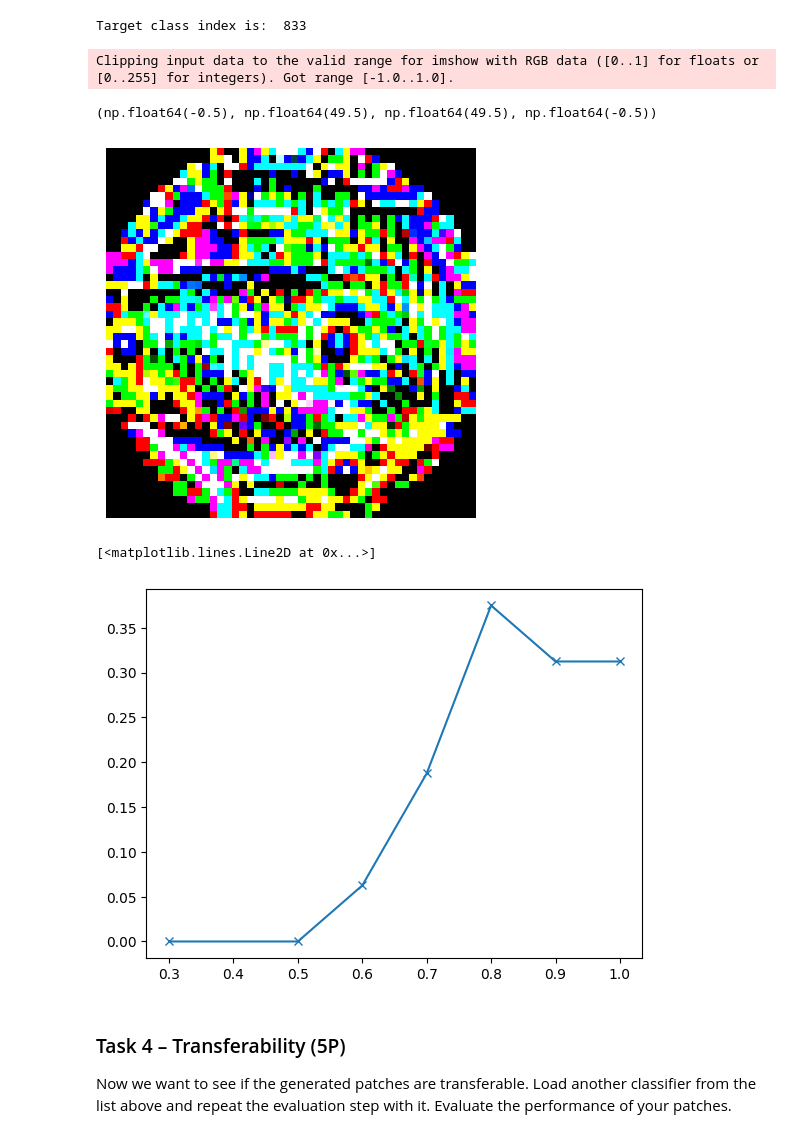
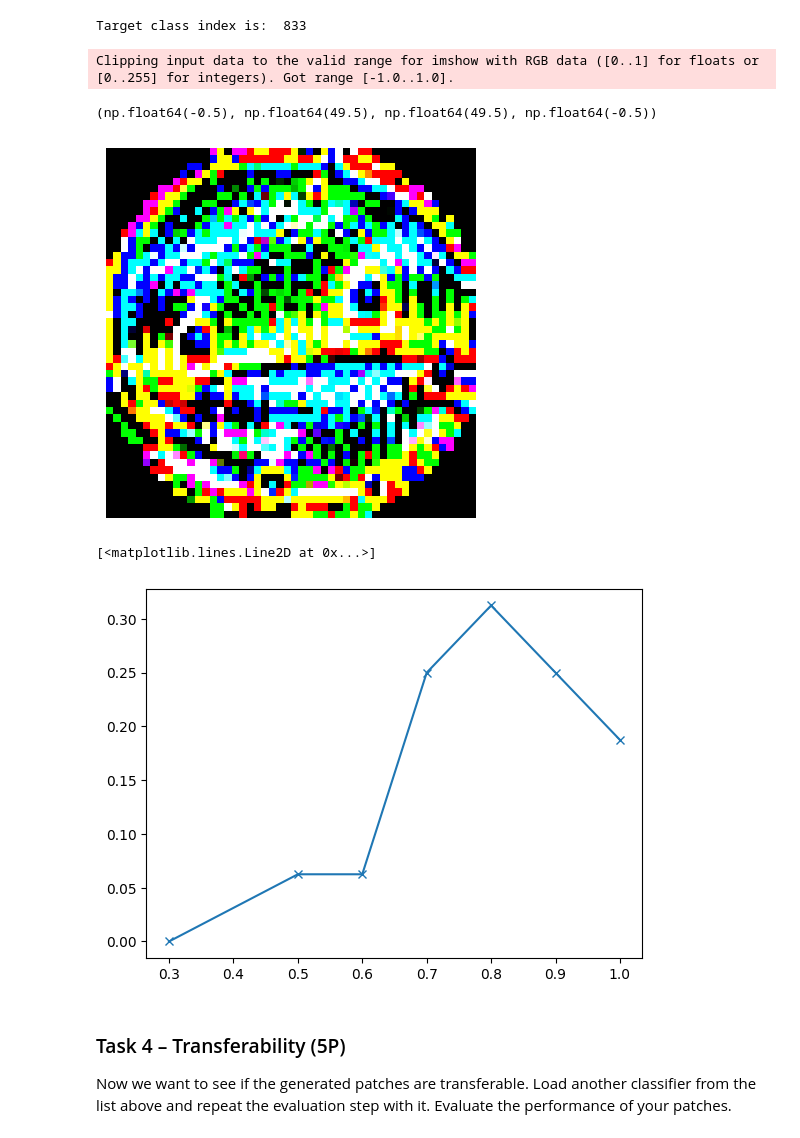
Before and after one commit to IVSource/ml_security_ws25, a Jupyter notebook: Exercise 4/mls_ws25_exercise_4_adversarial_patch_generation.ipynb, the cells around one changed output. Drawn from its saved outputs; the diff is of its cells as text; code cells hidden in the pictures.

```diff
--- a/Exercise 4/mls_ws25_exercise_4_adversarial_patch_generation.ipynb
+++ b/Exercise 4/mls_ws25_exercise_4_adversarial_patch_generation.ipynb
@@ -70,15 +79,18 @@ import art.estimators.classification as aec
 
 model_vgg = tv.models.vgg16(weights='IMAGENET1K_V1', progress=True)
 model_vgg.eval()
+model_vgg.cuda()
 vgg_tansforms = tv.models.VGG16_Weights.IMAGENET1K_V1.transforms()
 
 import imagenet_stubs
 import PIL.Image
 
 image_batch = []
+images = []
 
 for image_path in imagenet_stubs.get_image_paths():
     img = PIL.Image.open(image_path)
+    images.append(img)
     image_tensor = vgg_tansforms(img)
     image_batch.append(image_tensor)
     # prediction = model_vgg(torch.tensor(image_tensor.unsqueeze(0)))
@@ -1152,9 +1164,7 @@ auto_success_rates = []
 for scale in evaluation_scales:
     spoofed_image_counter = 0
 
-    for image_path in imagenet_stubs.get_image_paths():
-        img = PIL.Image.open(image_path)
-
+    for img in images:
         preprocessed_img = vgg_tansforms(img).unsqueeze(0)
         patched_image = toaster_attack.apply_patch(preprocessed_img, scale=scale)
 
@@ -1202,8 +1212,8 @@ target_labels = torch.full_like(zero_labels_tensor, sub_class)  # Create target
 sub_attack = aae.AdversarialPatchPyTorch(
     estimator=classifier,
     patch_shape=(3, 50, 50),
-    learning_rate=5.0,
-    max_iter=500,
+    learning_rate=3.0,
+    max_iter=1000,
     batch_size=16,
     verbose=True,
 )
@@ -1222,7 +1232,7 @@ plt.axis('off')
 # %% [output]
 Clipping input data to the valid range for imshow with RGB data ([0..1] for floats or [0..255] for integers). Got range [-1.0..1.0].
 (np.float64(-0.5), np.float64(49.5), np.float64(49.5), np.float64(-0.5))
-[figure, old version]
+[figure, new version]
 # %%
 # Reversing vgg_transforms
 mean = torch.tensor([0.485, 0.456, 0.406]).view(3, 1, 1)
@@ -1236,47 +1246,44 @@ auto_success_rates = []
 for scale in evaluation_scales:
     spoofed_image_counter = 0
 
-    for image_path in imagenet_stubs.get_image_paths():
-        img = PIL.Image.open(image_path)
-
+    for img in images:
         preprocessed_img = vgg_tansforms(img).unsqueeze(0)
         patched_image = sub_attack.apply_patch(preprocessed_img, scale=scale)
 
-        # prediction = model_vgg(torch.tensor(img_np, dtype=torch.float).cuda())
         prediction = model_vgg(preprocessed_img.cuda())
         predicted_class = int(torch.argmax(prediction).item())
 
         prediction_patched = model_vgg(torch.tensor(patched_image).cuda())
         predicted_patched_class = int(torch.argmax(prediction_patched).item())
         if (predicted_patched_class == sub_class):
             spoofed_image_counter += 1
 
         print_detection_labels = False
         if (print_detection_labels):
             print(label_to_name(predicted_class).split(',')[0], "vs", label_to_name(predicted_patched_class).split(',')[0])
 
         display_patched_imgs = False
         if (display_patched_imgs):
             # Denormalize for plotting
             patched_image = patched_image * std.numpy() + mean.numpy()
             patched_image = np.clip(patched_image, 0, 1)  # Clip to [0,1]
 
             patched_image = patched_image.squeeze(axis=0)
 
             # Transpose to HWC for plt.imshow
             patched_image = patched_image.transpose(1, 2, 0)
 
             plt.imshow(patched_image)
             plt.axis('off')
             plt.show()  # Add this to display each image
 
     auto_success_rates.append(spoofed_image_counter / eval_batch_size)
 
 # print("Auto success rate: ", spoofed_image_counter / eval_batch_size)
 plt.plot(evaluation_scales, auto_success_rates, marker='x')
 # %% [output]
 [<matplotlib.lines.Line2D at 0x...>]
-[figure, old version]
+[figure, new version]
 # %% [markdown]
 ### Task 4 – Transferability (5P)
 
```
Also changed, not shown: parts of 4 cells of this notebook.
